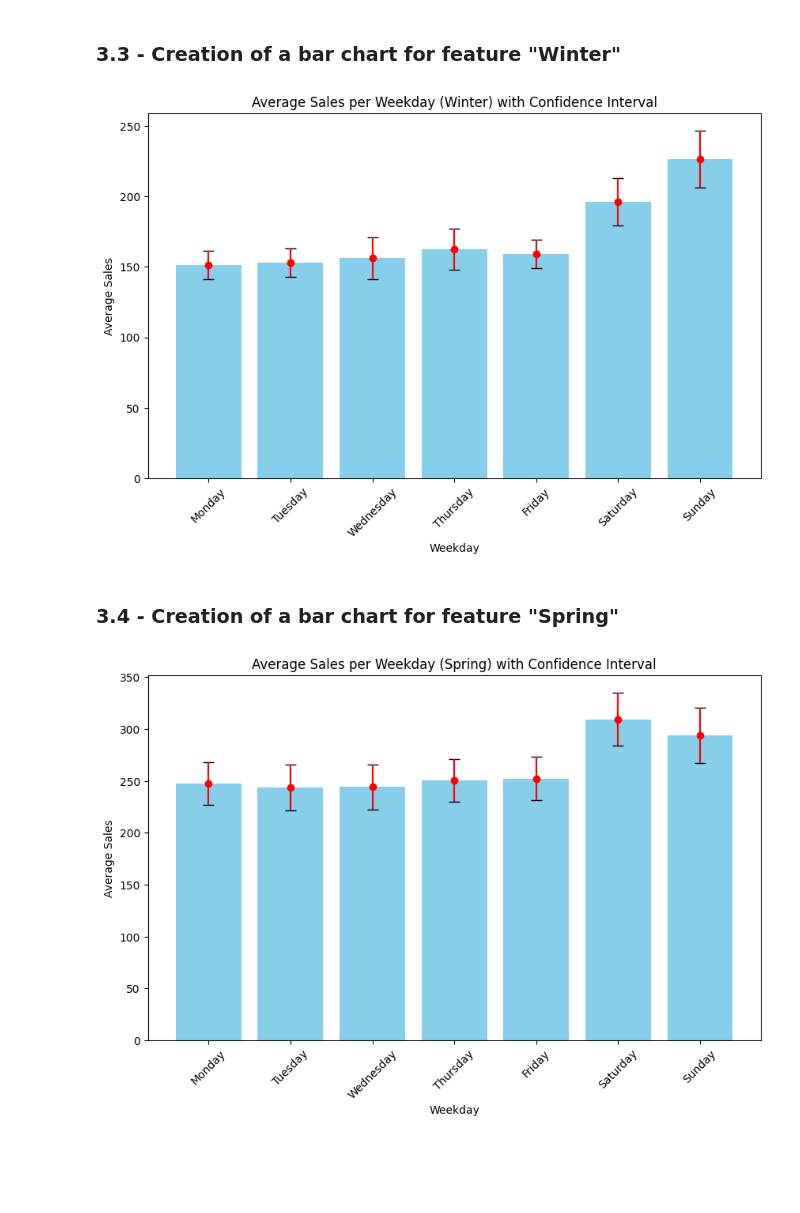
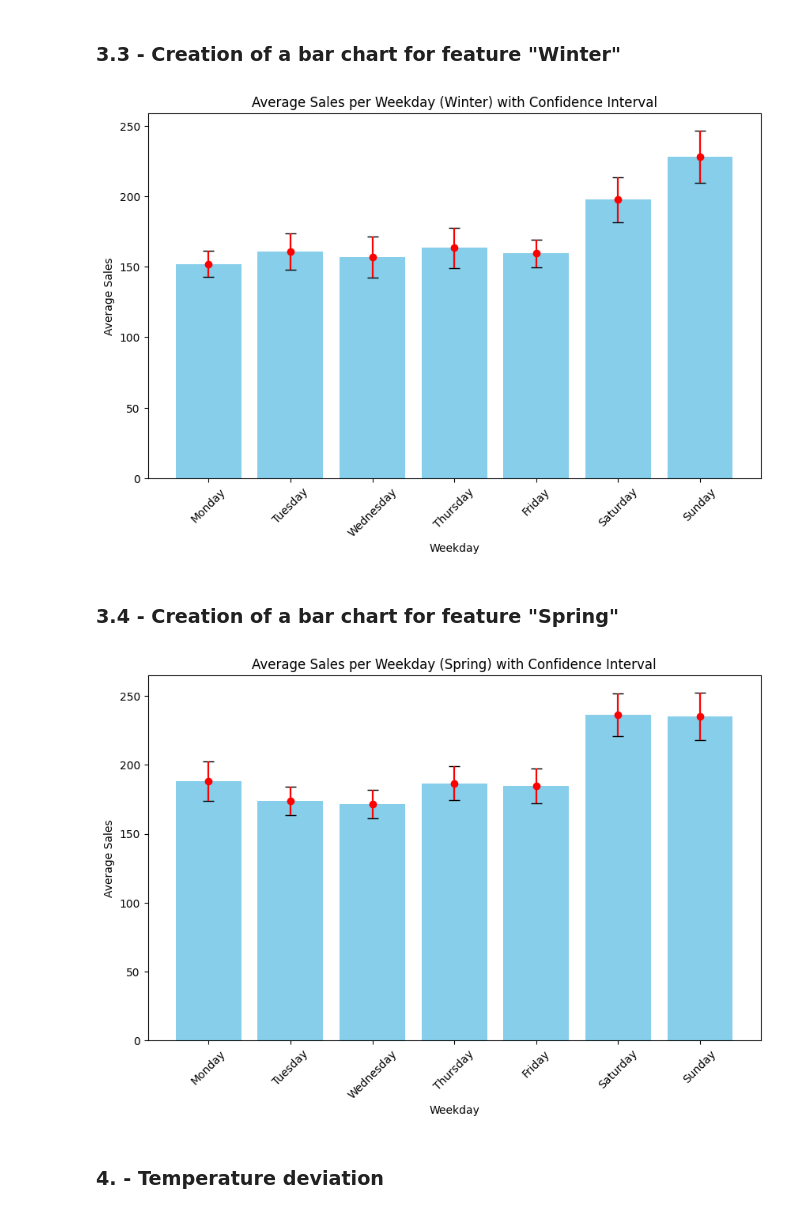
Before and after one commit to BossyNine/bakery_sales_prediction, a Jupyter notebook: 1_DatasetCharacteristics/DataAnalyse4AditionalFeatures.ipynb, the cells around one changed output. Cells and saved outputs as stored; diff of their text form; code cells hidden in the pictures; blank space fills up the shorter version.

```diff
--- a/1_DatasetCharacteristics/DataAnalyse4AditionalFeatures.ipynb
+++ b/1_DatasetCharacteristics/DataAnalyse4AditionalFeatures.ipynb
@@ -347,23 +356,26 @@ import numpy as np
 import matplotlib.pyplot as plt
 
 # Load the new dataset
-url = 'https://raw.githubusercontent.com/BossyNine/bakery_sales_prediction/main/sourcedata/cleaned_data/6_weather_parameters-2.csv'
-df_weather = pd.read_csv(url)
+#url = 'https://raw.githubusercontent.com/BossyNine/bakery_sales_prediction/main/sourcedata/cleaned_data/6_weather_parameters-2.csv'
+data = "/workspaces/bakery_sales_prediction/sourcedata/cleaned_data/7_transformed_variables.csv"
+
+#df_weather = pd.read_csv(url)
+df_weather = pd.read_csv(data)
 
 # Convert 'Datum' column to datetime format
 df_weather['Datum'] = pd.to_datetime(df_weather['Datum'])
 
 # Filter the data for the 'summer' season
-df_winter = df_weather[df_weather['season_str'] == 'winter'].copy()
+df_winter = df_weather[df_weather['season'] == 4].copy()
 
 # Extract weekday from 'Datum' column
-df_winter.loc[:, 'Weekday'] = df_winter['Datum'].dt.weekday
+df_winter.loc[:, 'weekday'] = df_winter['Datum'].dt.weekday
 
 # Calculate average sales ('Umsatz') per weekday
-avg_sales_per_weekday = df_winter.groupby('Weekday')['Umsatz'].mean()
+avg_sales_per_weekday = df_winter.groupby('weekday')['Umsatz'].mean()
 
 # Calculate confidence intervals for average sales
-ci_sales = 1.96 * df_winter.groupby('Weekday')['Umsatz'].std() / np.sqrt(df_winter.groupby('Weekday')['Umsatz'].count())
+ci_sales = 1.96 * df_winter.groupby('weekday')['Umsatz'].std() / np.sqrt(df_winter.groupby('weekday')['Umsatz'].count())
 
 # Sort weekdays from Monday to Sunday
 avg_sales_per_weekday = avg_sales_per_weekday.reindex([0, 1, 2, 3, 4, 5, 6])
@@ -379,45 +391,49 @@ plt.ylabel('Average Sales')
 plt.title('Average Sales per Weekday (Winter) with Confidence Interval')
 plt.show()
 # %% [output]
-[figure, old version]
+[figure, new version]
 # %% [markdown]
 ### **3.4 - Creation of a bar chart for feature "Spring"**
 # %%
 import pandas as pd
 import numpy as np
 import matplotlib.pyplot as plt
 
-# Load the new dataset
-url = 'https://raw.githubusercontent.com/BossyNine/bakery_sales_prediction/main/sourcedata/cleaned_data/6_weather_parameters-2.csv'
-df_weather = pd.read_csv(url)
+#url = 'https://raw.githubusercontent.com/BossyNine/bakery_sales_prediction/main/sourcedata/cleaned_data/6_weather_parameters-2.csv'
+data = "/workspaces/bakery_sales_prediction/sourcedata/cleaned_data/7_transformed_variables.csv"
+
+#df_weather = pd.read_csv(url)
+df_weather = pd.read_csv(data)
 
 # Convert 'Datum' column to datetime format
 df_weather['Datum'] = pd.to_datetime(df_weather['Datum'])
 
 # Filter the data for the 'summer' season
-df_spring = df_weather[df_weather['season_str'] == 'summer'].copy()
+df_spring = df_weather[df_weather['season'] == 1].copy()
 
 # Extract weekday from 'Datum' column
-df_spring.loc[:, 'Weekday'] = df_spring['Datum'].dt.weekday
+df_spring.loc[:, 'weekday'] = df_spring['Datum'].dt.weekday
 
 # Calculate average sales ('Umsatz') per weekday
-avg_sales_per_weekday = df_spring.groupby('Weekday')['Umsatz'].mean()
+avg_sales_per_weekday = df_spring.groupby('weekday')['Umsatz'].mean()
 
 # Calculate confidence intervals for average sales
-ci_sales = 1.96 * df_spring.groupby('Weekday')['Umsatz'].std() / np.sqrt(df_spring.groupby('Weekday')['Umsatz'].count())
+ci_sales = 1.96 * df_spring.groupby('weekday')['Umsatz'].std() / np.sqrt(df_spring.groupby('weekday')['Umsatz'].count())
 
 # Sort weekdays from Monday to Sunday
 avg_sales_per_weekday = avg_sales_per_weekday.reindex([0, 1, 2, 3, 4, 5, 6])
 ci_sales = ci_sales.reindex([0, 1, 2, 3, 4, 5, 6])
 
 # Plot bar chart
 plt.figure(figsize=(10, 6))
 plt.bar(avg_sales_per_weekday.index, avg_sales_per_weekday.values, yerr=ci_sales, capsize=5, color='skyblue')
 plt.errorbar(avg_sales_per_weekday.index, avg_sales_per_weekday.values, yerr=ci_sales, fmt='o', color='red')
 plt.xticks(range(7), ['Monday', 'Tuesday', 'Wednesday', 'Thursday', 'Friday', 'Saturday', 'Sunday'], rotation=45)
 plt.xlabel('Weekday')
 plt.ylabel('Average Sales')
 plt.title('Average Sales per Weekday (Spring) with Confidence Interval')
 plt.show()
 # %% [output]
-[figure, old version]
+[figure, new version]
+# %% [markdown]
+### **4. - Temperature deviation**
```
Also changed, not shown: parts of 11 cells of this notebook.
